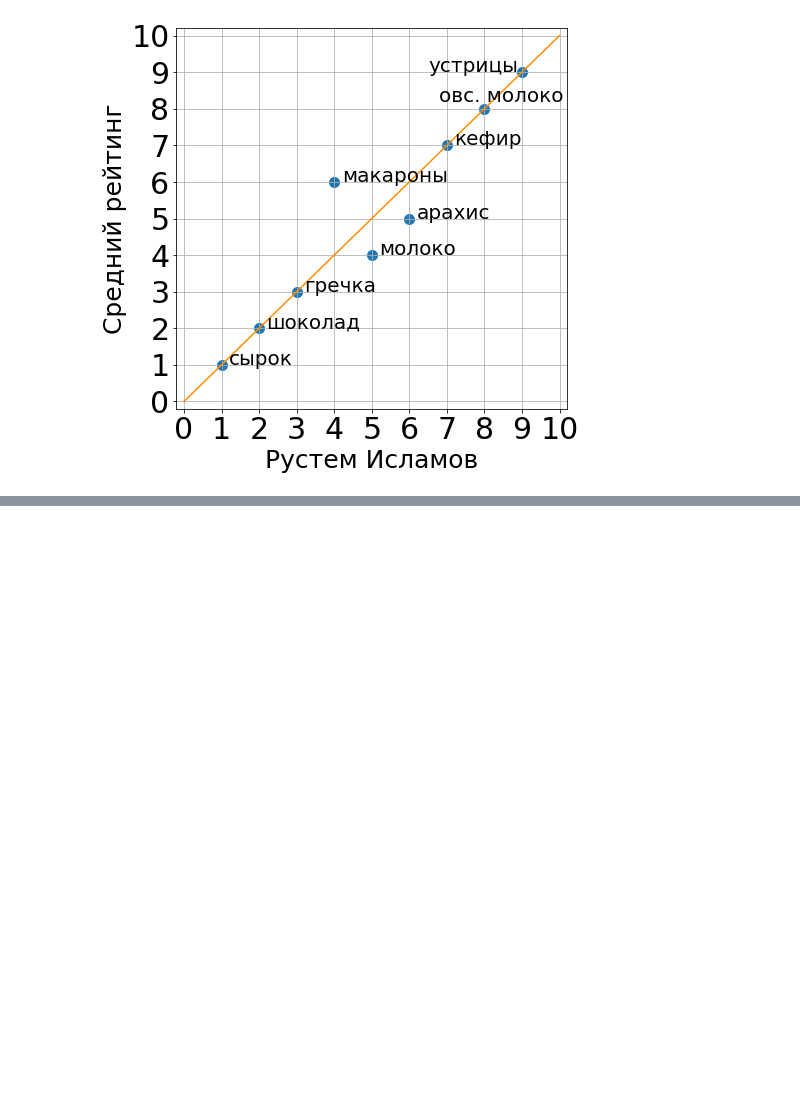
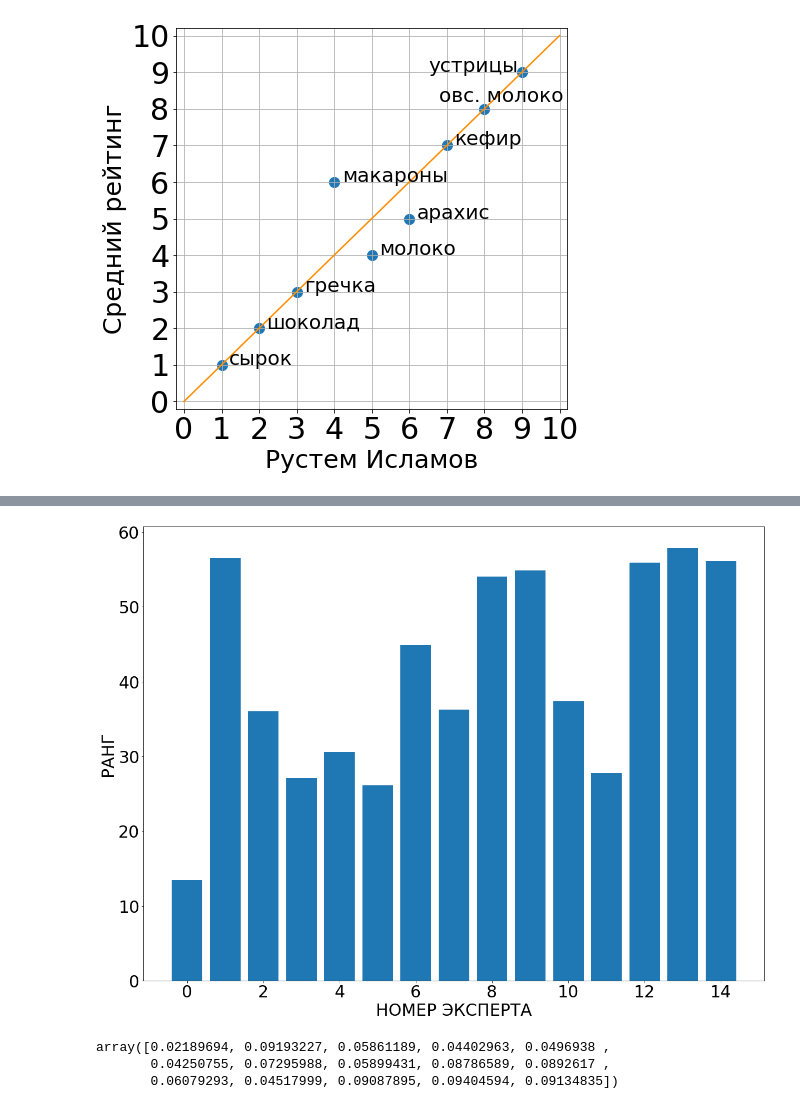
Before and after one commit to Intelligent-Systems-Phystech/Ratings, a Jupyter notebook: Islamov Rustem/Ratings.ipynb, the cells around one changed output, grey strips where cells are left out. Drawn from its saved outputs; the diff is of its cells as text; code cells hidden in the pictures; blank space fills up the shorter version.

```diff
--- a/Islamov Rustem/Ratings.ipynb
+++ b/Islamov Rustem/Ratings.ipynb
@@ -381,0 +489,54 @@ plt.savefig('rustem_vs_avg.pdf',bbox_inches='tight',pad_inches=0.5)
+# %%
+w0 = P.T
+A = np.array(A.values, dtype=float)
+q0 = A[:,5:].T
+q1 = (A@(w0.T)).T
+A_pinv = np.linalg.pinv(A)
+w1 = (A_pinv@(q0.T)).T
+n = q0.shape[1]
+m = w0.shape[1]
+
+S = np.zeros((9,9))
+for i in range(9):
+    for j in range(i,9):
+        S[i,j] = pearsonr(A[i,5:], A[j,5:])[0]
+
+G = np.zeros((20,20))
+for i in range(20):
+    for j in range(i,20):
+        G[i,j] = pearsonr(w0[:,i], w0[:,j])[0]
+# %%
+rangs = []
+for k in range(q0.shape[0]):
+    a = find_alpha(q0[k], q1[k], w0[k], w1[k])
+    q = a*q0[k] + (1-a)*q1[k]
+    w = (1-a)*w0[k] + a*w1[k]
+    rangs.append(1/n*np.linalg.norm(q-q0[k])**2 + 1/m*np.linalg.norm(w-w0[k])**2)
+# %%
+SMALL_SIZE = 8
+MEDIUM_SIZE = 10
+BIGGER_SIZE = 30
+
+plt.rc('font', size=BIGGER_SIZE)          # controls default text sizes
+plt.rc('axes', titlesize=BIGGER_SIZE)     # fontsize of the axes title
+plt.rc('axes', labelsize=BIGGER_SIZE)    # fontsize of the x and y labels
+plt.rc('xtick', labelsize=BIGGER_SIZE)    # fontsize of the tick labels
+plt.rc('ytick', labelsize=BIGGER_SIZE)    # fontsize of the tick labels
+plt.rc('legend', fontsize=BIGGER_SIZE)    # legend fontsize
+plt.rc('figure', titlesize=BIGGER_SIZE)
+
+plt.figure(figsize=[20,15])
+plt.bar(list(range(len(rangs))), rangs)
+plt.xlabel('НОМЕР ЭКСПЕРТА')
+plt.ylabel('РАНГ')
+plt.savefig('ratings_p=0.1.pdf', bbox_inches='tight', pad_inches=0.5)
+plt.show()
+# %% [output]
+[figure, added]
+# %%
+weights = rangs/sum(rangs)
+weights
+# %% [output]
+array([0.02189694, 0.09193227, 0.05861189, 0.04402963, 0.0496938 ,
+       0.04250755, 0.07295988, 0.05899431, 0.08786589, 0.0892617 ,
+       0.06079293, 0.04517999, 0.09087895, 0.09404594, 0.09134835])
```
Also changed, not shown: parts of 20 cells of this notebook, 1 other file.
